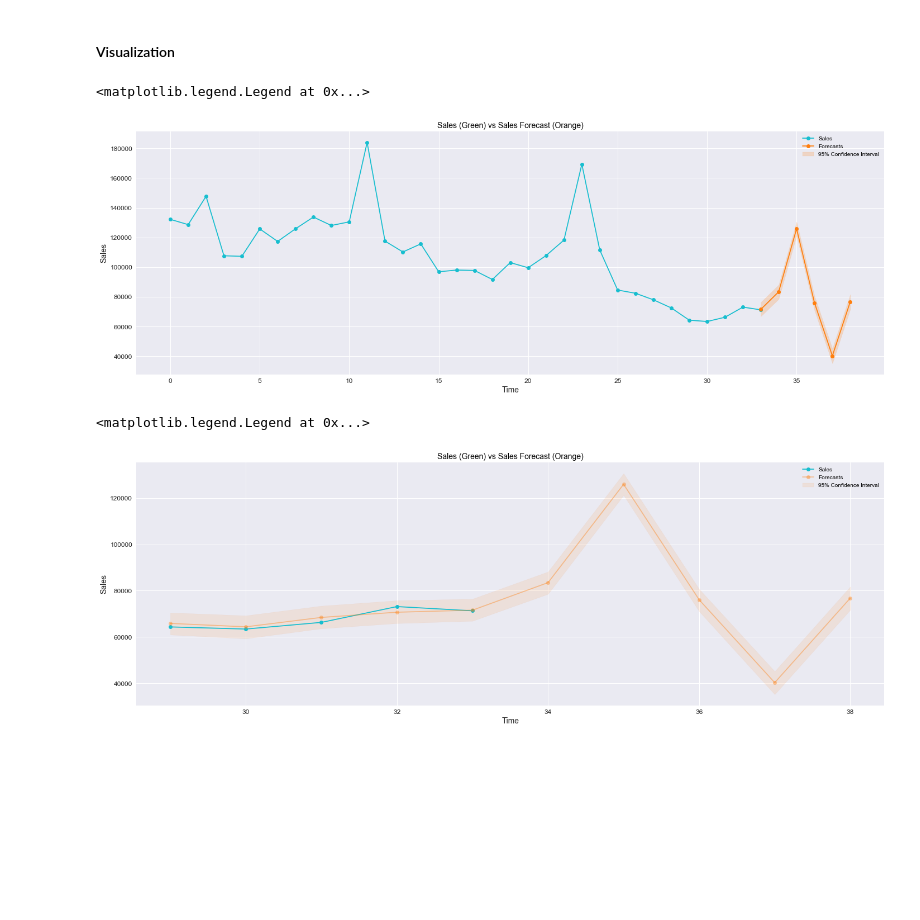
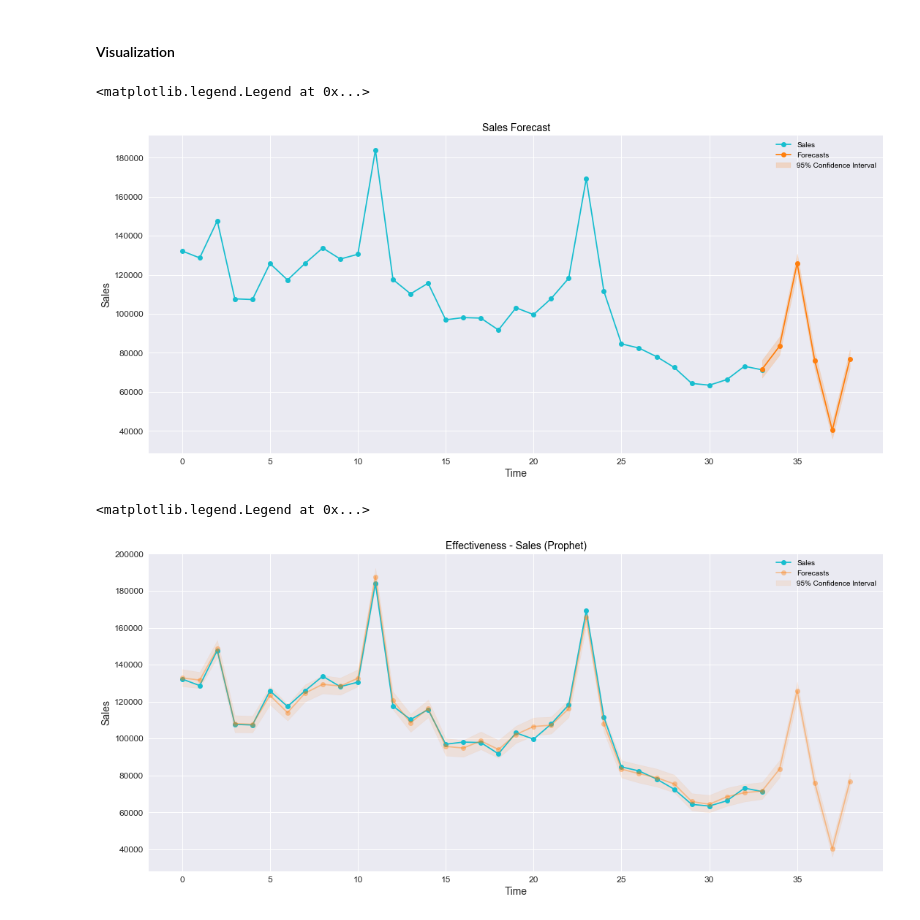
Before and after one commit to leandrocamara/future-sales-forecast, a Jupyter notebook: future-sales-forecast.ipynb, the cells around one changed output. Saved outputs shown, nothing was run; the diff lists cells and outputs as text; code cells hidden in the pictures; blank space fills up the shorter version.

```diff
--- a/future-sales-forecast.ipynb
+++ b/future-sales-forecast.ipynb
@@ -362,31 +370,31 @@ forecasts_revenue[['ds', 'yhat', 'yhat_lower', 'yhat_upper']].tail()
 # %% [markdown]
 #### Visualization
 # %%
-# Gráfico - ...
-fig, axs = plt.subplots(figsize=(24, 8))
-axs.set_title('Sales (Green) vs Sales Forecast (Orange)')
+# Gráfico - Previsão de Vendas
+fig, axs = plt.subplots(figsize=(18, 8))
+axs.set_title('Sales Forecast')
 axs.set_ylabel('Sales')
 axs.set_xlabel('Time')
 axs.plot(total_sales.drop('ds', axis=1), '-ok', c='tab:cyan', label='Sales')
 axs.plot(forecasts_sales[-6:].yhat, '-ok', c='tab:orange', label='Forecasts')
 axs.fill_between(forecasts_sales[-6:].index, forecasts_sales[-6:].yhat_upper, forecasts_sales[-6:].yhat_lower,
                  alpha=.2, color='tab:orange', label='95% Confidence Interval')
 plt.legend()
 # %% [output]
 <matplotlib.legend.Legend at 0x...>
-[figure, old version]
+[figure, new version]
 # %%
-# Gráfico - ...
-fig, axs = plt.subplots(figsize=(24, 8))
-axs.set_title('Sales (Green) vs Sales Forecast (Orange)')
+# Gráfico - Eficácia - Vendas (Prophet)
+fig, axs = plt.subplots(figsize=(18, 8))
+axs.set_title('Effectiveness - Sales (Prophet)')
 axs.set_ylabel('Sales')
 axs.set_xlabel('Time')
-axs.plot(total_sales[-5:].drop('ds', axis=1), '-ok', c='tab:cyan', label='Sales')
-axs.plot(forecasts_sales[-10:].yhat, '-ok', c='tab:orange', alpha=.4, label='Forecasts')
-axs.fill_between(forecasts_sales[-10:].index, forecasts_sales[-10:].yhat_upper, forecasts_sales[-10:].yhat_lower,
+axs.plot(total_sales.drop('ds', axis=1), '-ok', c='tab:cyan', label='Sales')
+axs.plot(forecasts_sales.yhat, '-ok', c='tab:orange', alpha=.4, label='Forecasts')
+axs.fill_between(forecasts_sales.index, forecasts_sales.yhat_upper, forecasts_sales.yhat_lower,
                  alpha=.1, color='tab:orange', label='95% Confidence Interval')
 plt.legend()
 # %% [output]
 <matplotlib.legend.Legend at 0x...>
-[figure, old version]
+[figure, new version]
 # %%
```
Also changed, not shown: parts of 14 cells of this notebook, 2 other files.
